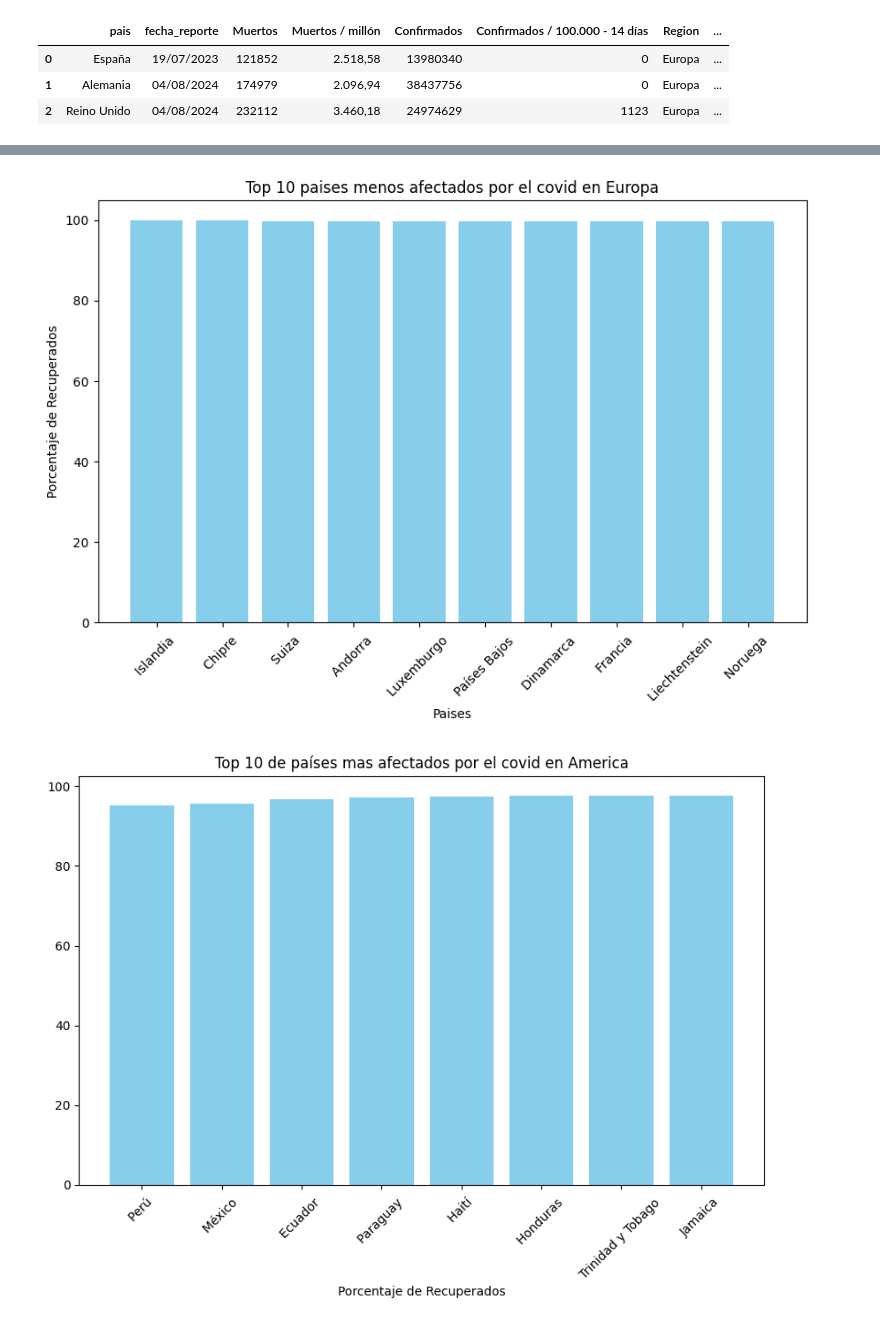
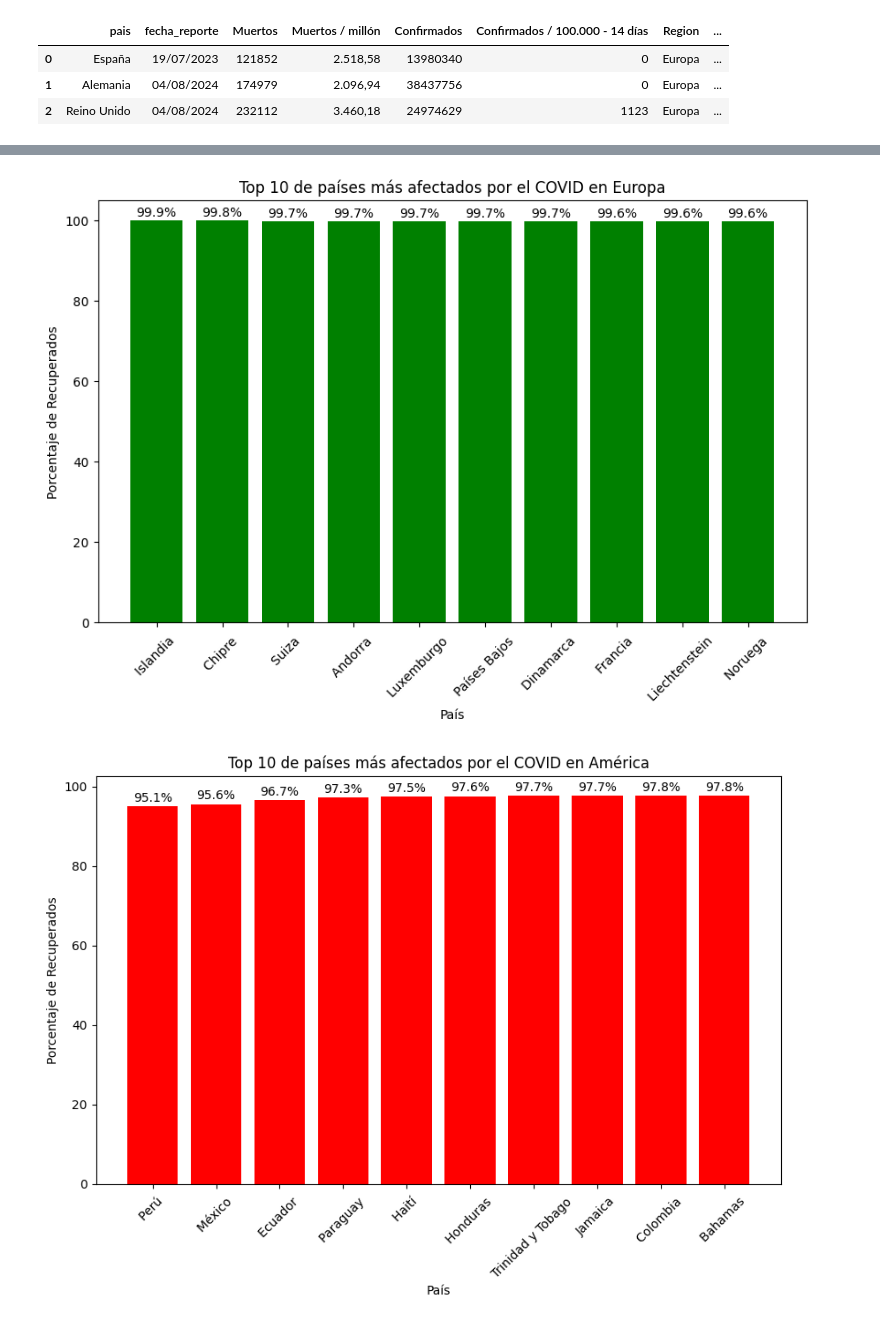
Before and after one commit to billyjoel02/EDA, a Jupyter notebook: covid.ipynb, the cells around one changed output, grey strips where cells are left out. Cells and saved outputs as stored; diff of their text form; code cells hidden in the pictures.

```diff
--- a/covid.ipynb
+++ b/covid.ipynb
@@ -467,41 +484,64 @@ europa = covid[covid['Region'] == 'Europa']
 
 # Ordenar por 'Confirmados' y luego por 'Porcentaje_Recuperados'
 df_sorted = europa.sort_values(by='Confirmados', ascending=False)
-df = df_sorted.sort_values(by='Porcentaje_Recuperados', ascending=False)
+df = df_sorted.sort_values(by='Porcentaje_Curados', ascending=False)
 
 # Seleccionar los primeros 10 países
 top_10 = df.head(10)
 
 # Crear el gráfico de barras
 plt.figure(figsize=(10, 6))
-plt.bar(top_10['pais'], top_10['Porcentaje_Recuperados'], color='skyblue')
+bars = plt.bar(top_10['pais'], top_10['Porcentaje_Curados'], color='green')
+
+# Añadir etiquetas con los valores de la columna 'Porcentaje_Curados'
+for bar, value in zip(bars, top_10['Porcentaje_Curados']):
+    plt.text(
+        bar.get_x() + bar.get_width() / 2,  # Posición X
+        bar.get_height() + 0.5,            # Posición Y ligeramente por encima de la barra
+        f'{value:.1f}%',                    # Formato de la etiqueta
+        ha='center',                       # Alinear el texto horizontalmente
+        va='bottom'                        # Alinear el texto verticalmente
+    )
+
+# Configuración del gráfico
+plt.xlabel('País')
 plt.ylabel('Porcentaje de Recuperados')
-plt.xlabel('Paises')
 plt.xticks(rotation=45)
-plt.title('Top 10 paises menos afectados por el covid en Europa')
-#plt.gca().invert_yaxis()  # Invertir el eje Y para que el país con más recuperados esté arriba
+plt.title('Top 10 de países más afectados por el COVID en Europa')
 plt.show()
 # %% [output]
-[figure, old version]
+[figure, new version]
 # %%
 # Filtrar datos para Europa (supongo que 'Region' tiene valores como 'Europa' y 'America')
 europa = covid[covid['Region'] == 'America']
 
 # Ordenar por 'Confirmados' y luego por 'Porcentaje_Recuperados'
 df_sorted = europa.sort_values(by='Confirmados', ascending=False)
-df = df_sorted.sort_values(by='Porcentaje_Recuperados', ascending=True)
+df = df_sorted.sort_values(by='Porcentaje_Curados', ascending=True)
 
 # Seleccionar los primeros 10 países
-top_10 = df.head(8)
+top_10 = df.head(10)
 
 # Crear el gráfico de barras
 plt.figure(figsize=(10, 6))
-plt.bar(top_10['pais'], top_10['Porcentaje_Recuperados'], color='skyblue')
-plt.xlabel('Porcentaje de Recuperados')
+bars = plt.bar(top_10['pais'], top_10['Porcentaje_Curados'], color='red')
+
+# Añadir etiquetas con los valores de la columna 'Porcentaje_Curados'
+for bar, value in zip(bars, top_10['Porcentaje_Curados']):
+    plt.text(
+        bar.get_x() + bar.get_width() / 2,  # Posición X
+        bar.get_height() + 0.5,            # Posición Y ligeramente por encima de la barra
+        f'{value:.1f}%',                    # Formato de la etiqueta
+        ha='center',                       # Alinear el texto horizontalmente
+        va='bottom'                        # Alinear el texto verticalmente
+    )
+
+# Configuración del gráfico
+plt.xlabel('País')
+plt.ylabel('Porcentaje de Recuperados')
 plt.xticks(rotation=45)
-plt.title('Top 10 de países mas afectados por el covid en America')
-#plt.gca().invert_yaxis()  # Invertir el eje Y para que el país con más recuperados esté arriba
+plt.title('Top 10 de países más afectados por el COVID en América')
 plt.show()
 # %% [output]
-[figure, old version]
+[figure, new version]
 # %%
```
Also changed, not shown: parts of 13 cells of this notebook.
